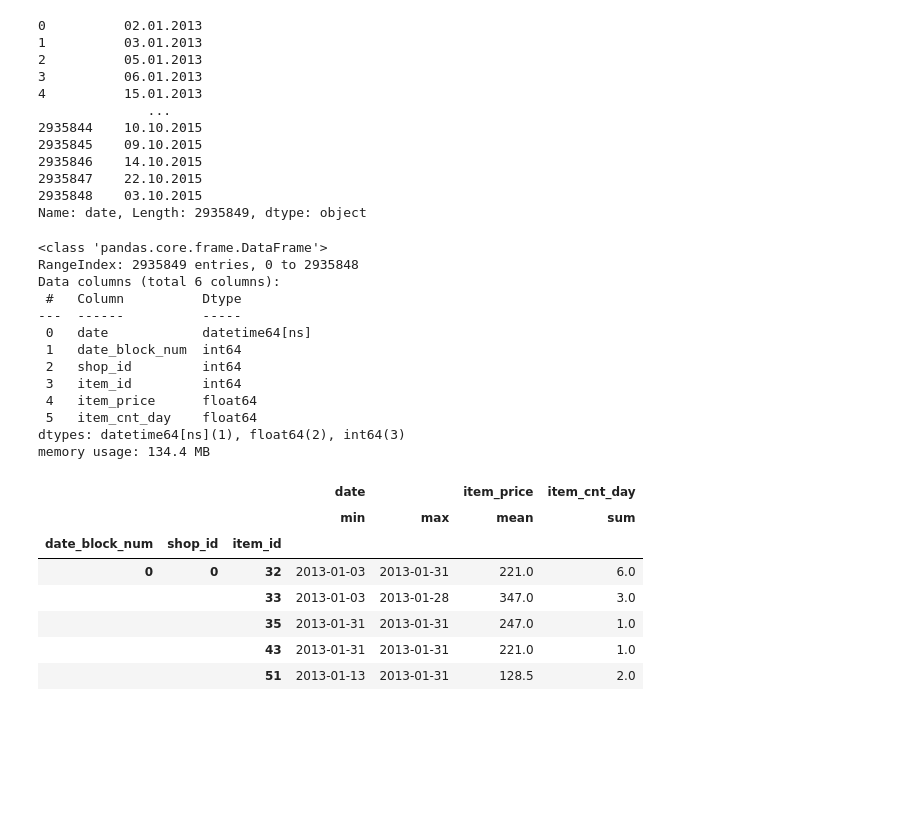
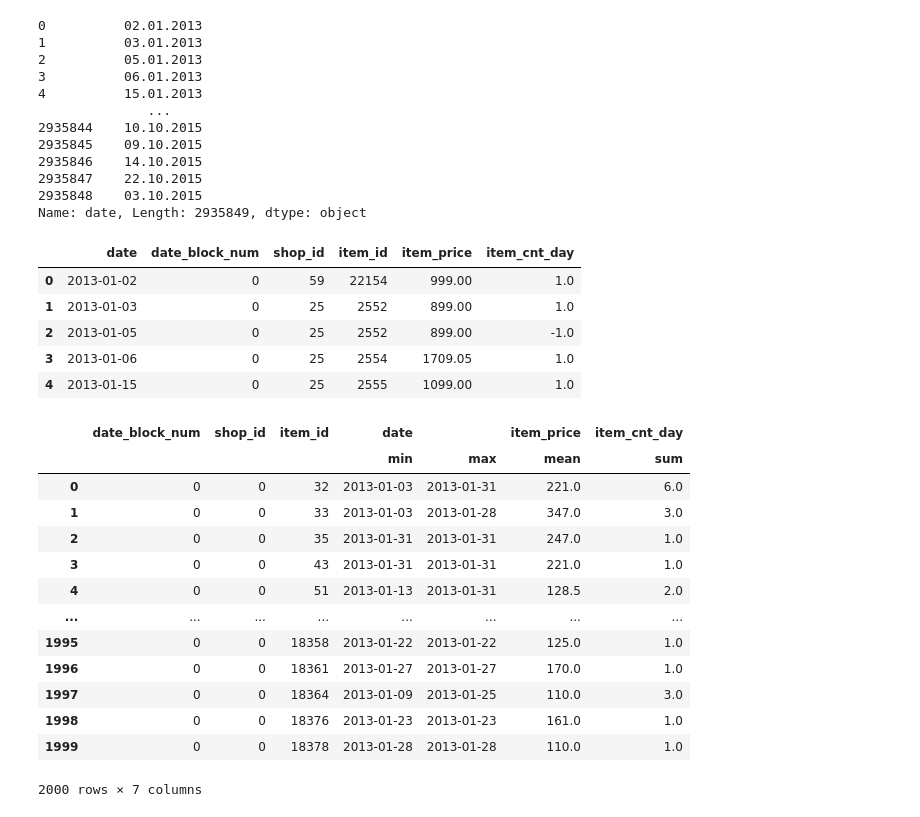
Before and after one commit to ducksfrogs/ma_kaggle, a Jupyter notebook: future_sales/future_sales.ipynb, the cells around one changed output. Saved outputs shown, nothing was run; the diff lists cells and outputs as text; code cells hidden in the pictures; blank space fills up the shorter version.

```diff
--- a/future_sales/future_sales.ipynb
+++ b/future_sales/future_sales.ipynb
@@ -19,12 +19,12 @@ import scipy.stats as scs
 import warnings
 warnings.filterwarnings("ignore")
 # %%
-sales = pd.read_csv('../input/future_sales/sales_train.csv')
-item_cat = pd.read_csv('../input/future_sales/item_categories.csv')
-item = pd.read_csv('../input/future_sales/items.csv')
-sub = pd.read_csv('../input/future_sales/sample_submission.csv')
-shops = pd.read_csv('../input/future_sales/shops.csv')
-test = pd.read_csv('../input/future_sales/test.csv')
+sales = pd.read_csv('../input/sales_train.csv')
+item_cat = pd.read_csv('../input/item_categories.csv')
+item = pd.read_csv('../input/items.csv')
+sub = pd.read_csv('../input/sample_submission.csv')
+shops = pd.read_csv('../input/shops.csv')
+test = pd.read_csv('../input/test.csv')
 # %%
 print(sales.info())
 # %% [output]
@@ -69,37 +69,34 @@ Name: date, Length: 2935849, dtype: object
 # %%
 sales.date = sales.date.apply(lambda x:datetime.datetime.strptime(x, '%d.%m.%Y'))
 # %%
-sales.info()
+sales.head()
 # %% [output]
-<class 'pandas.core.frame.DataFrame'>
-RangeIndex: 2935849 entries, 0 to 2935848
-Data columns (total 6 columns):
- #   Column          Dtype
----  ------          -----
- 0   date            datetime64[ns]
- 1   date_block_num  int64
- 2   shop_id         int64
- 3   item_id         int64
- 4   item_price      float64
- 5   item_cnt_day    float64
-dtypes: datetime64[ns](1), float64(2), int64(3)
-memory usage: 134.4 MB
+|  | date | date_block_num | shop_id | item_id | item_price | item_cnt_day |
+| 0 | 2013-01-02 | 0 | 59 | 22154 | 999.00 | 1.0 |
+| 1 | 2013-01-03 | 0 | 25 | 2552 | 899.00 | 1.0 |
+| 2 | 2013-01-05 | 0 | 25 | 2552 | 899.00 | -1.0 |
+| 3 | 2013-01-06 | 0 | 25 | 2554 | 1709.05 | 1.0 |
+| 4 | 2013-01-15 | 0 | 25 | 2555 | 1099.00 | 1.0 |
 # %%
 monthly_sales = sales.groupby(['date_block_num',
                                'shop_id',
-                               'item_id'])["date",
-                                           'item_price',
-                                          'item_cnt_day'].agg({"date":['min', 'max' ],
-                                                              'item_price':"mean",
-                                                              'item_cnt_day':"sum"})
+                               "item_id"],as_index=False)["date",
+                                           "item_price","item_cnt_day"].agg({"date":['min','max'],
+                                                                            "item_price":"mean","item_cnt_day":"sum"})
 # %%
-monthly_sales.head()
+monthly_sales.head(2000)
 # %% [output]
-|  |  |  | date |  | item_price | item_cnt_day |
-|  |  |  | min | max | mean | sum |
-| date_block_num | shop_id | item_id |  |  |  |  |
-| 0 | 0 | 32 | 2013-01-03 | 2013-01-31 | 221.0 | 6.0 |
-|  |  | 33 | 2013-01-03 | 2013-01-28 | 347.0 | 3.0 |
-|  |  | 35 | 2013-01-31 | 2013-01-31 | 247.0 | 1.0 |
-|  |  | 43 | 2013-01-31 | 2013-01-31 | 221.0 | 1.0 |
-|  |  | 51 | 2013-01-13 | 2013-01-31 | 128.5 | 2.0 |
+|  | date_block_num | shop_id | item_id | date |  | item_price | item_cnt_day |
+|  |  |  |  | min | max | mean | sum |
+| 0 | 0 | 0 | 32 | 2013-01-03 | 2013-01-31 | 221.0 | 6.0 |
+| 1 | 0 | 0 | 33 | 2013-01-03 | 2013-01-28 | 347.0 | 3.0 |
+| 2 | 0 | 0 | 35 | 2013-01-31 | 2013-01-31 | 247.0 | 1.0 |
+| 3 | 0 | 0 | 43 | 2013-01-31 | 2013-01-31 | 221.0 | 1.0 |
+| 4 | 0 | 0 | 51 | 2013-01-13 | 2013-01-31 | 128.5 | 2.0 |
+| ... | ... | ... | ... | ... | ... | ... | ... |
+| 1995 | 0 | 0 | 18358 | 2013-01-22 | 2013-01-22 | 125.0 | 1.0 |
+| 1996 | 0 | 0 | 18361 | 2013-01-27 | 2013-01-27 | 170.0 | 1.0 |
+| 1997 | 0 | 0 | 18364 | 2013-01-09 | 2013-01-25 | 110.0 | 3.0 |
+| 1998 | 0 | 0 | 18376 | 2013-01-23 | 2013-01-23 | 161.0 | 1.0 |
+| 1999 | 0 | 0 | 18378 | 2013-01-28 | 2013-01-28 | 110.0 | 1.0 |
+2000 rows × 7 columns
```
Also changed, not shown: parts of 8 cells of this notebook.
